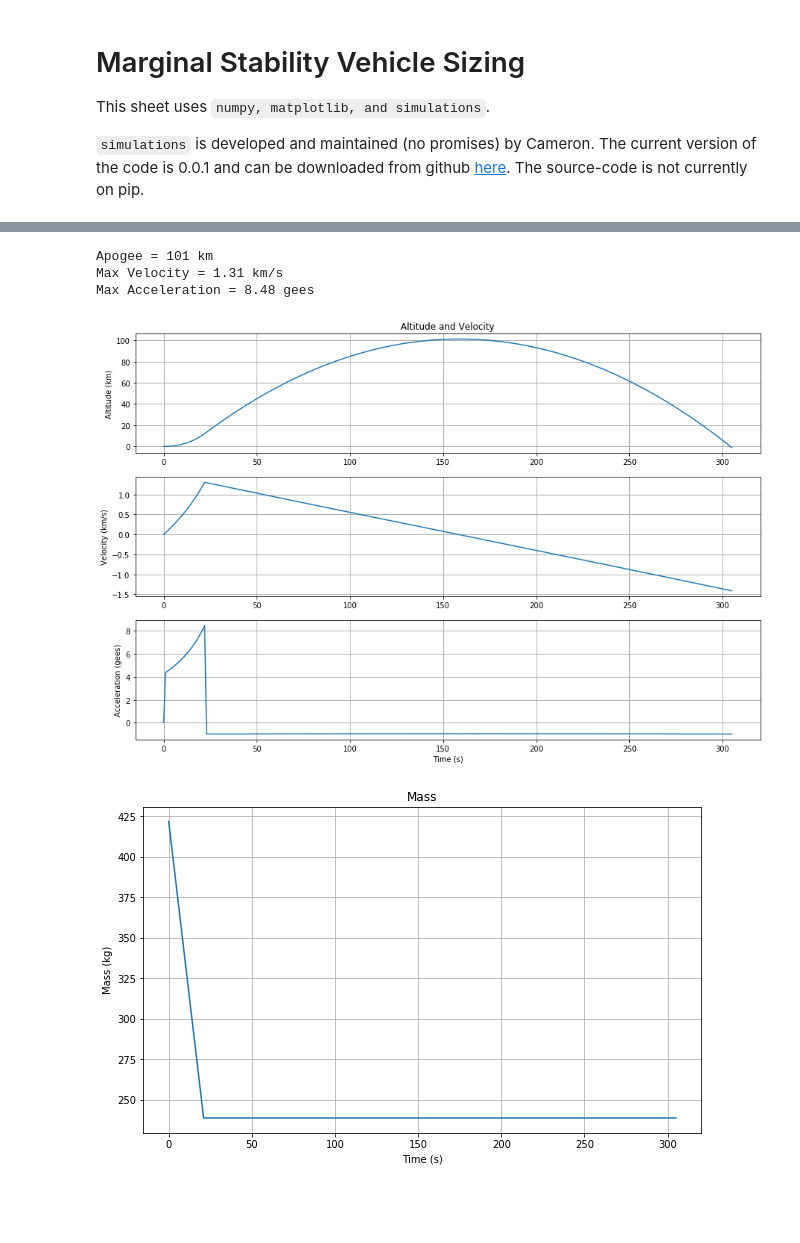
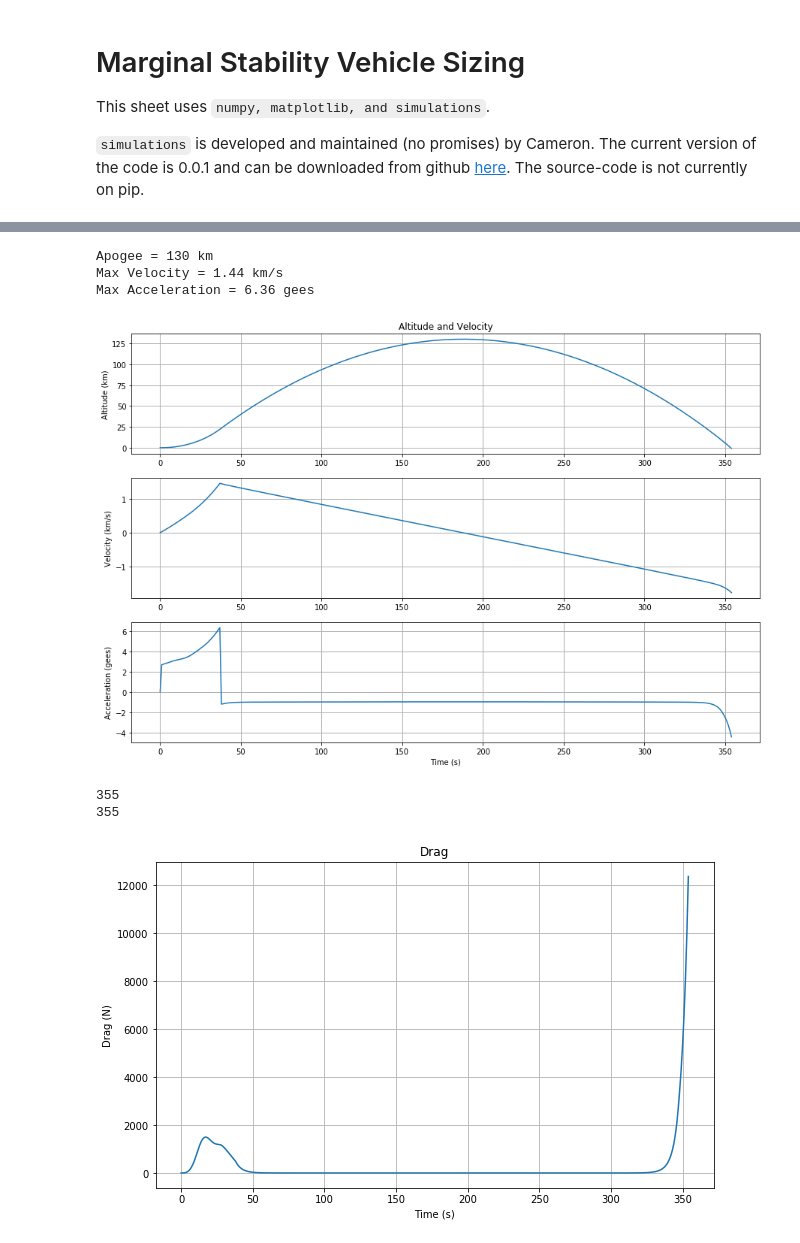
Before and after one commit to rocketproplab/marginal-stability, a Jupyter notebook: Design/Vehicle-Sizing/marginal-stability-sizing.ipynb, the cells around one changed output, grey strips where cells are left out. Drawn from its saved outputs; the diff is of its cells as text; code cells hidden in the pictures; blank space fills up the shorter version.

Commit message:
fix drag again

```diff
--- a/Design/Vehicle-Sizing/marginal-stability-sizing.ipynb
+++ b/Design/Vehicle-Sizing/marginal-stability-sizing.ipynb
@@ -59,7 +59,7 @@ def plot_thrust(fig):
     ax1.set_ylabel('Drag (N)')
     ax1.set_ylim(0,2e5)
 # %%
-burntime = 20  # s
+burntime = 35# s
 
 nengines = 1
 thrust_sl = 22200  # N
@@ -87,7 +87,7 @@ print('Total Wet Mass: %.2f kg' % (m0))
 print('Total Dry Mass: %.2f kg' % (m0-mpropellant))
 
 print('\n### ENGINE PARAMETERS ###')
-print('Thrust = %d kN' % thrust_sl)
+print('Thrust = %d N' % thrust_sl)
 print('Isp = %d s' % Isp)
 print('mdot = %.2f kg/s' % mdot)
 print('Total Impulse = %i Ns' % (thrust_sl*burntime))
@@ -136,6 +136,6 @@ Burn Time = 20.00 s
 # %%
 itsatest = sim.Rocket(initialConditions, engines, burntime)
-altitude, velocity, acceleration, mass, time, thrust = itsatest.run()
+altitude, velocity, acceleration, mass, time, thrust, drag = itsatest.run()
 # %%
 kmaltitude = [x/1000 for x in altitude]
 print('Apogee = %d km' % max(kmaltitude))
@@ -153,18 +153,20 @@ fig.subplots_adjust(hspace=0.2)
 plot_alt(fig)
 plt.show()
 # %% [output]
-Apogee = 101 km
-Max Velocity = 1.31 km/s
-Max Acceleration = 8.48 gees
+Apogee = 130 km
+Max Velocity = 1.44 km/s
+Max Acceleration = 6.36 gees
-[figure, old version]
+[figure, new version]
 # %%
 fig1 = plt.figure(figsize=(10,6))
 ax11 = fig1.add_subplot(1,1,1)
-ax11.plot(time,mass)
-ax11.set_title('Mass')
+ax11.plot(time,drag)
+ax11.set_title('Drag')
 ax11.set_xlabel('Time (s)')
-ax11.set_ylabel('Mass (kg)')
+ax11.set_ylabel('Drag (N)')
 ax11.grid()
 plt.show()
 # %% [output]
+355
+355
-[figure, old version]
+[figure, new version]
```
Also changed, not shown: parts of 1 cell of this notebook, 1 other file.
